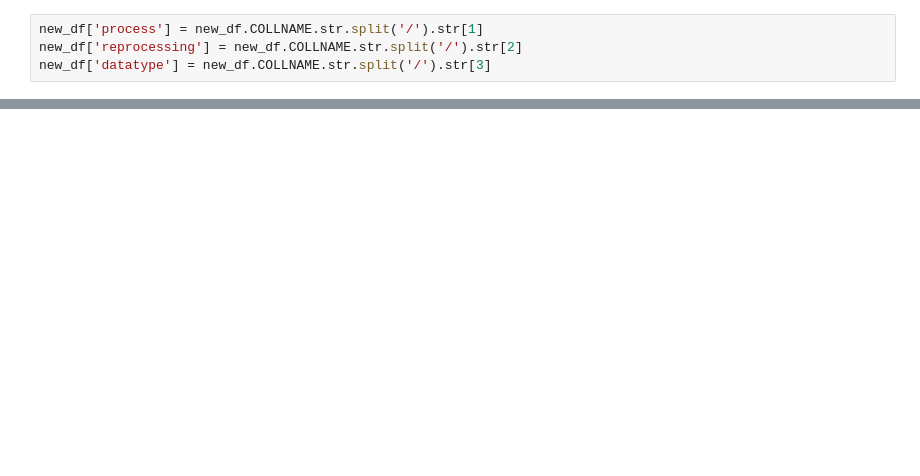
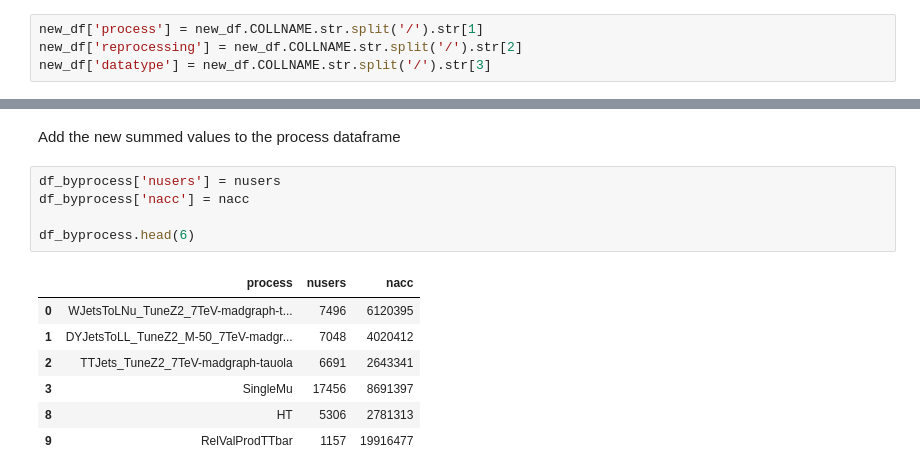
Before and after one commit to katilp/cms-data-popularity, a Jupyter notebook: compare-data-popularity.ipynb, the cells around one changed output, grey strips where cells are left out. Cells and saved outputs as stored; diff of their text form; blank space fills up the shorter version.

```diff
--- a/compare-data-popularity.ipynb
+++ b/compare-data-popularity.ipynb
@@ -261,0 +360,15 @@ new_df.head()
+# %% [markdown]
+Add the new summed values to the process dataframe
+# %%
+df_byprocess['nusers'] = nusers
+df_byprocess['nacc'] = nacc
+
+df_byprocess.head(6)
+# %% [output]
+|  | process | nusers | nacc |
+| 0 | WJetsToLNu_TuneZ2_7TeV-madgraph-t... | 7496 | 6120395 |
+| 1 | DYJetsToLL_TuneZ2_M-50_7TeV-madgr... | 7048 | 4020412 |
+| 2 | TTJets_TuneZ2_7TeV-madgraph-tauola | 6691 | 2643341 |
+| 3 | SingleMu | 17456 | 8691397 |
+| 8 | HT | 5306 | 2781313 |
+| 9 | RelValProdTTbar | 1157 | 19916477 |
```
Also changed, not shown: parts of 22 cells of this notebook.
